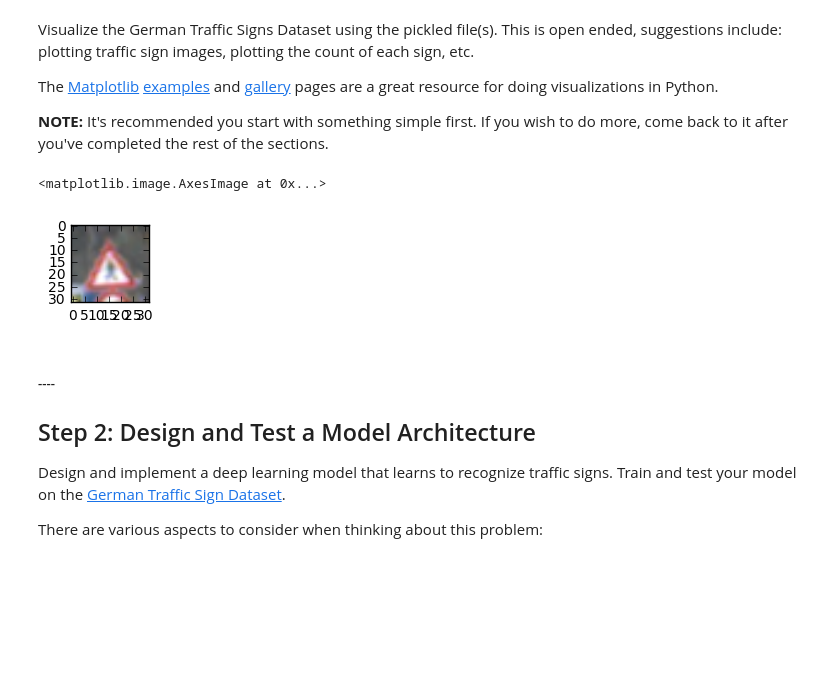
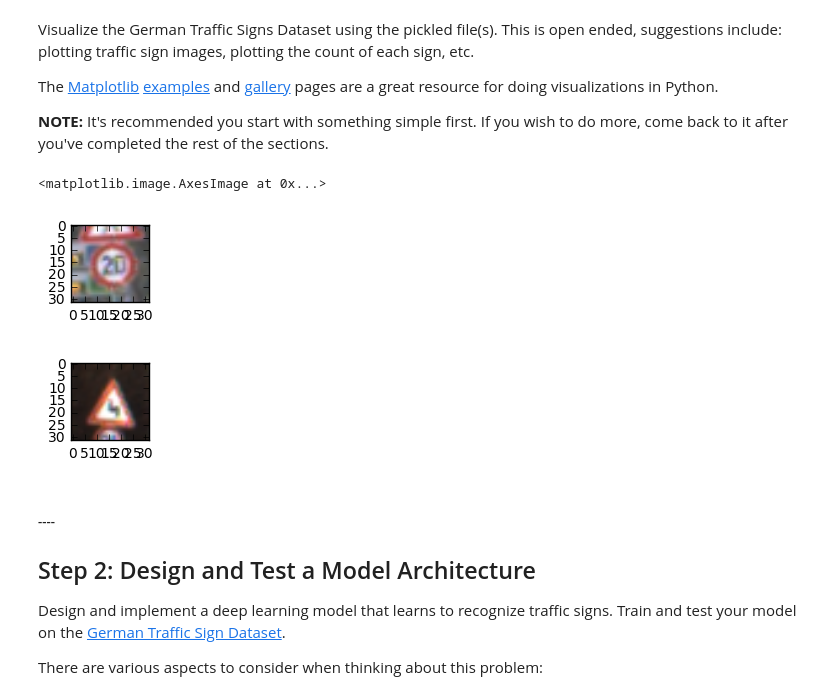
Before and after one commit to HunterZhou/Udacity_project2, a Jupyter notebook: Traffic_Sign_Classifier.ipynb, the cells around one changed output. Saved outputs shown, nothing was run; the diff lists cells and outputs as text; code cells hidden in the pictures; blank space fills up the shorter version.

```diff
--- a/Traffic_Sign_Classifier.ipynb
+++ b/Traffic_Sign_Classifier.ipynb
@@ -84,16 +84,20 @@ The [Matplotlib](http://matplotlib.org/) [examples](http://matplotlib.org/exampl
 # %%
 ### Data exploration visualization goes here.
 ### Feel free to use as many code cells as needed.
 import matplotlib.pyplot as plt
 import numpy as np
 # Visualizations will be shown in the notebook.
 %matplotlib inline
-image = X_train[30630]
+image = X_train[1]
 plt.figure(figsize=(1,1))
 plt.imshow(image)
+image = X_train[27100]
+plt.figure(figsize=(1,1))
+plt.imshow(image)
 # %% [output]
 <matplotlib.image.AxesImage at 0x...>
-[figure, old version]
+[figure, new version]
+[figure, added]
 # %% [markdown]
 ##### ----
 
```
Also changed, not shown: parts of 7 cells of this notebook.
